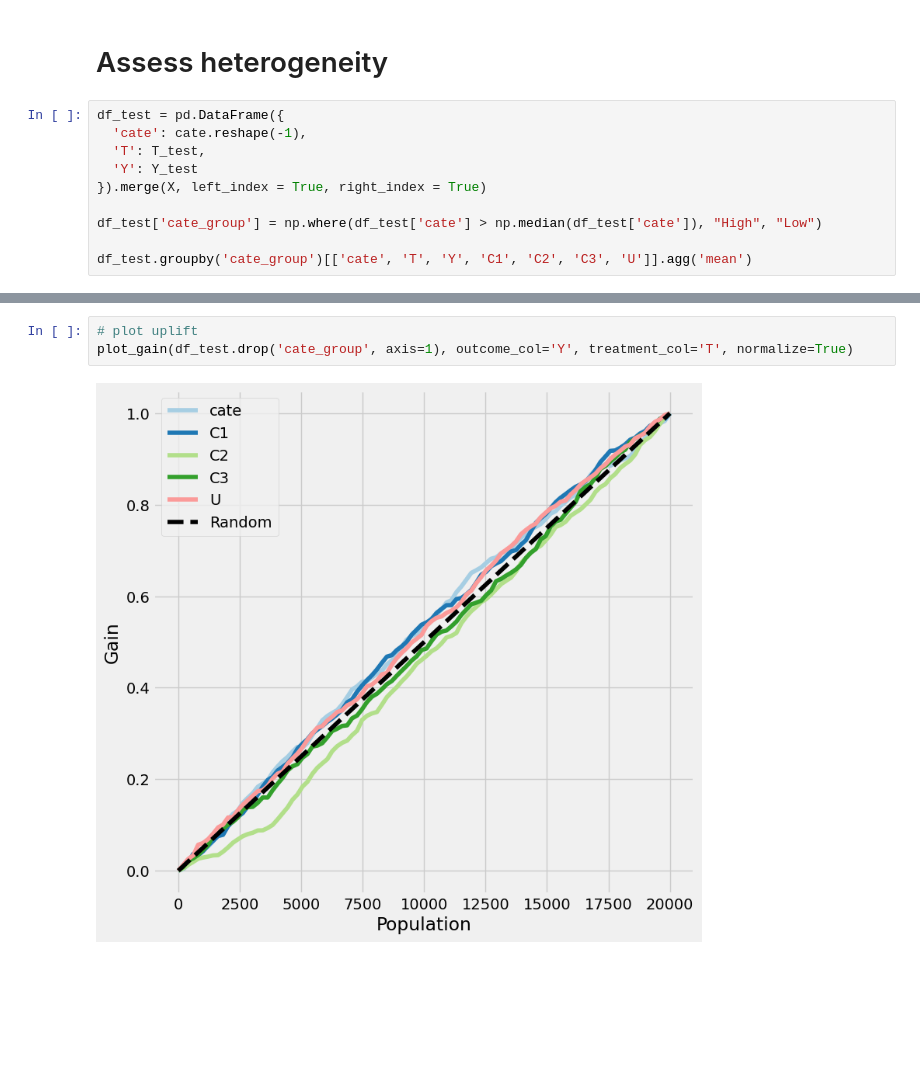
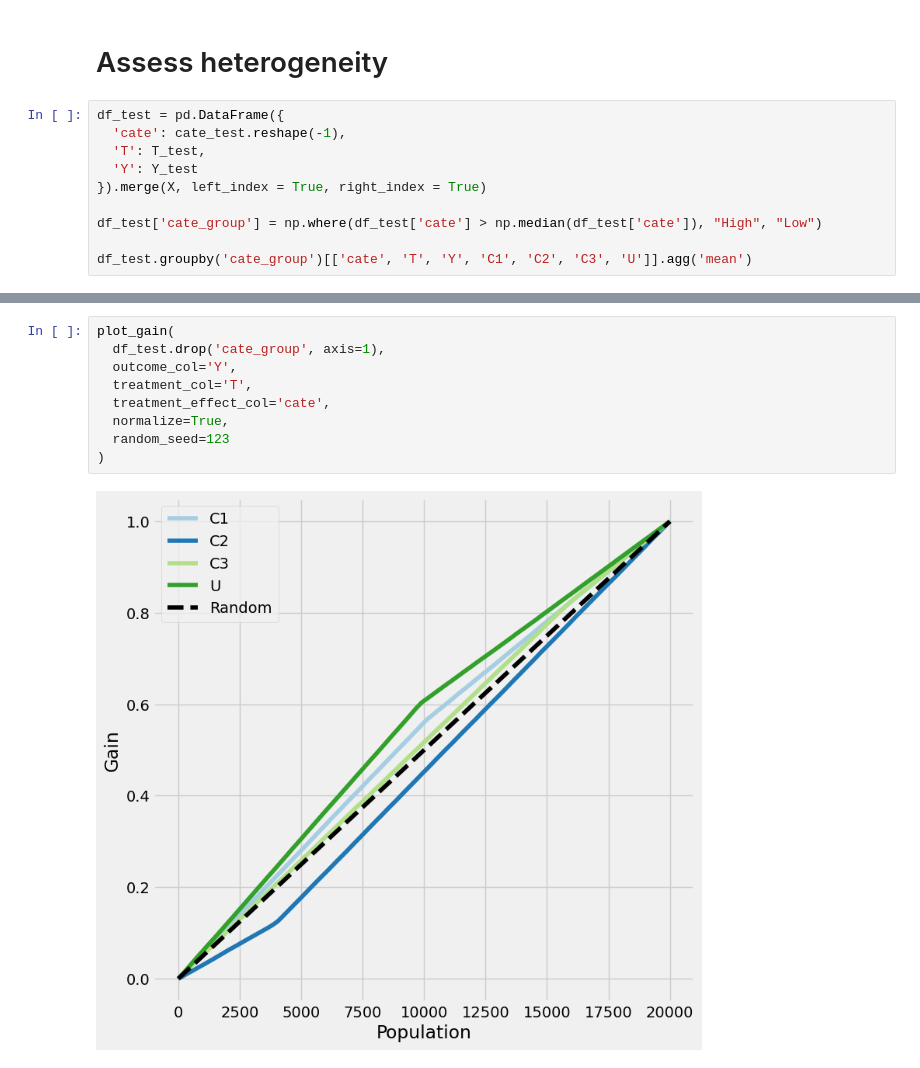
Before and after one commit to pcbrendel/causal, a Jupyter notebook: tutorials/s-learner.ipynb, the cells around one changed output, grey strips where cells are left out. Saved outputs shown, nothing was run; the diff lists cells and outputs as text; blank space fills up the shorter version.

```diff
--- a/tutorials/s-learner.ipynb
+++ b/tutorials/s-learner.ipynb
@@ -79,7 +79,7 @@ plt.title("Distribution of CATE in Test Data");
 # Assess heterogeneity
 # %%
 df_test = pd.DataFrame({
-  'cate': cate.reshape(-1),
+  'cate': cate_test.reshape(-1),
   'T': T_test,
   'Y': Y_test
 }).merge(X, left_index = True, right_index = True)
@@ -95,5 +105,11 @@ df_test.groupby('cate_group')[['cate', 'T', 'Y', 'C1', 'C2', 'C3', 'U']].agg('me
 # %%
-# plot uplift
-plot_gain(df_test.drop('cate_group', axis=1), outcome_col='Y', treatment_col='T', normalize=True)
+plot_gain(
+  df_test.drop('cate_group', axis=1),
+  outcome_col='Y',
+  treatment_col='T',
+  treatment_effect_col='cate',
+  normalize=True,
+  random_seed=123
+)
 # %% [output]
-[figure, old version]
+[figure, new version]
```
Also changed, not shown: parts of 9 cells of this notebook.
